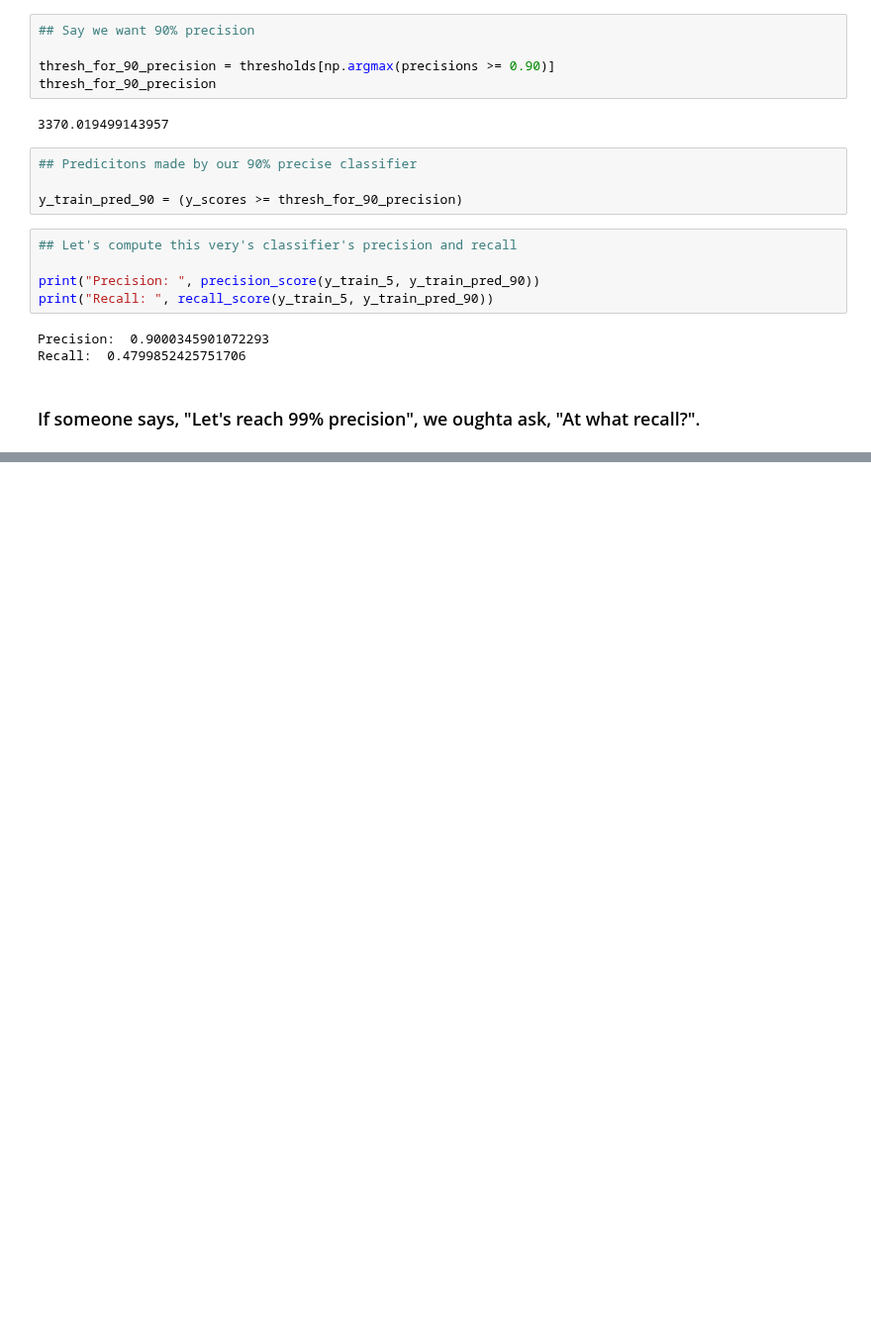
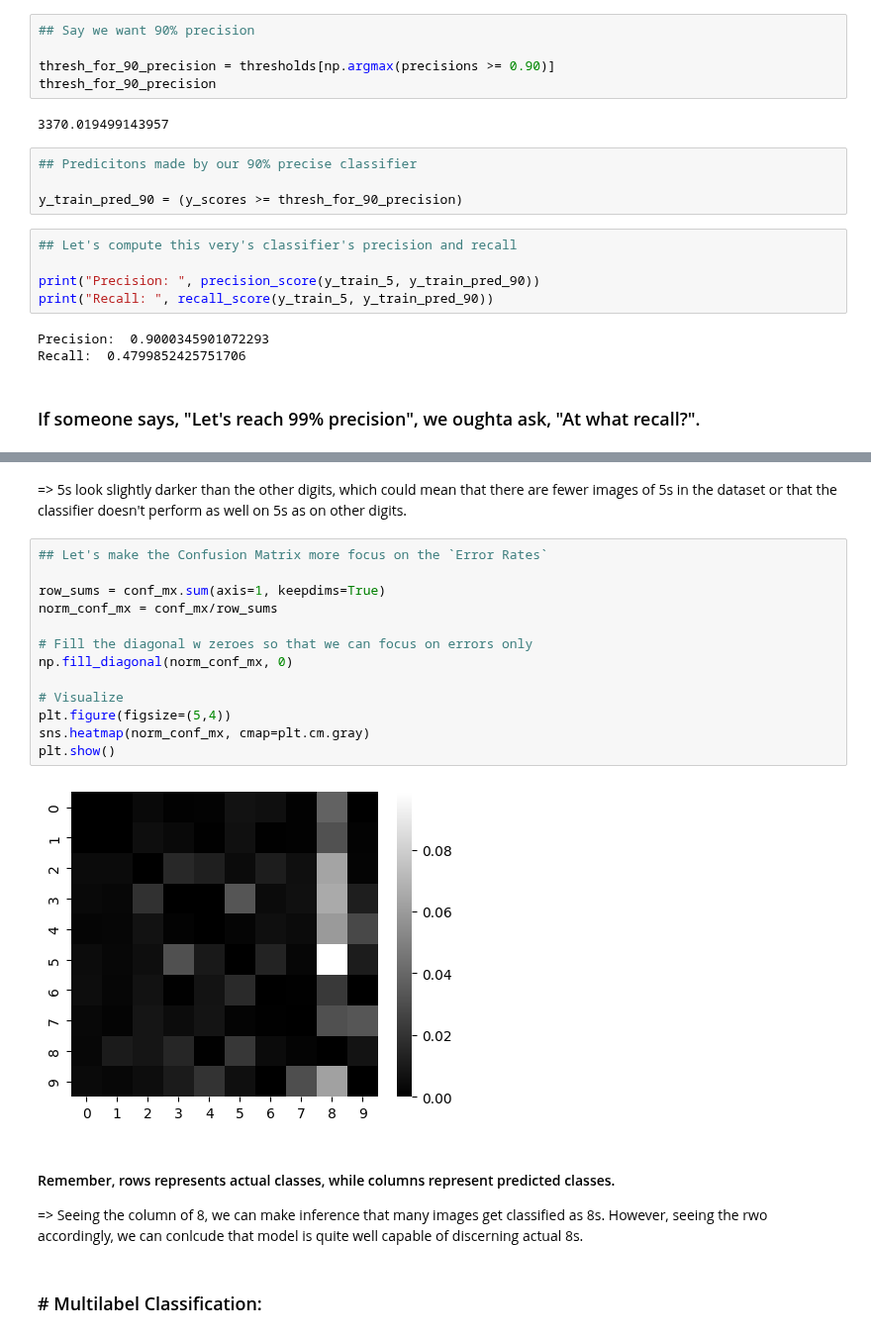
Before and after one commit to suryanshyaknow/machine-learning, a Jupyter notebook: in2__classification/in1__classification.ipynb, the cells around one changed output, grey strips where cells are left out. Shown at 99% size. Cells and saved outputs as stored; diff of their text form; blank space fills up the shorter version.

Commit message:
learnt Error Analysis on classification problems; and Multilabel classification

```diff
--- a/in2__classification/in1__classification.ipynb
+++ b/in2__classification/in1__classification.ipynb
@@ -566,0 +608,23 @@ array([5], dtype=uint8)
+# %% [markdown]
+=> 5s look slightly darker than the other digits, which could mean that there are fewer images of 5s in the dataset or that the classifier doesn't perform as well on 5s as on other digits.
+# %%
+## Let's make the Confusion Matrix more focus on the `Error Rates`
+
+row_sums = conf_mx.sum(axis=1, keepdims=True)
+norm_conf_mx = conf_mx/row_sums
+
+# Fill the diagonal w zeroes so that we can focus on errors only
+np.fill_diagonal(norm_conf_mx, 0)
+
+# Visualize
+plt.figure(figsize=(5,4))
+sns.heatmap(norm_conf_mx, cmap=plt.cm.gray)
+plt.show()
+# %% [output]
+[figure, added]
+# %% [markdown]
+#### Remember, rows represents actual classes, while columns represent predicted classes.
+
+=> Seeing the column of 8, we can make inference that many images get classified as 8s. However, seeing the rwo accordingly, we can conlcude that model is quite well capable of discerning actual 8s.
+# %% [markdown]
+### # Multilabel Classification:
```
Also changed, not shown: parts of 67 cells of this notebook.
